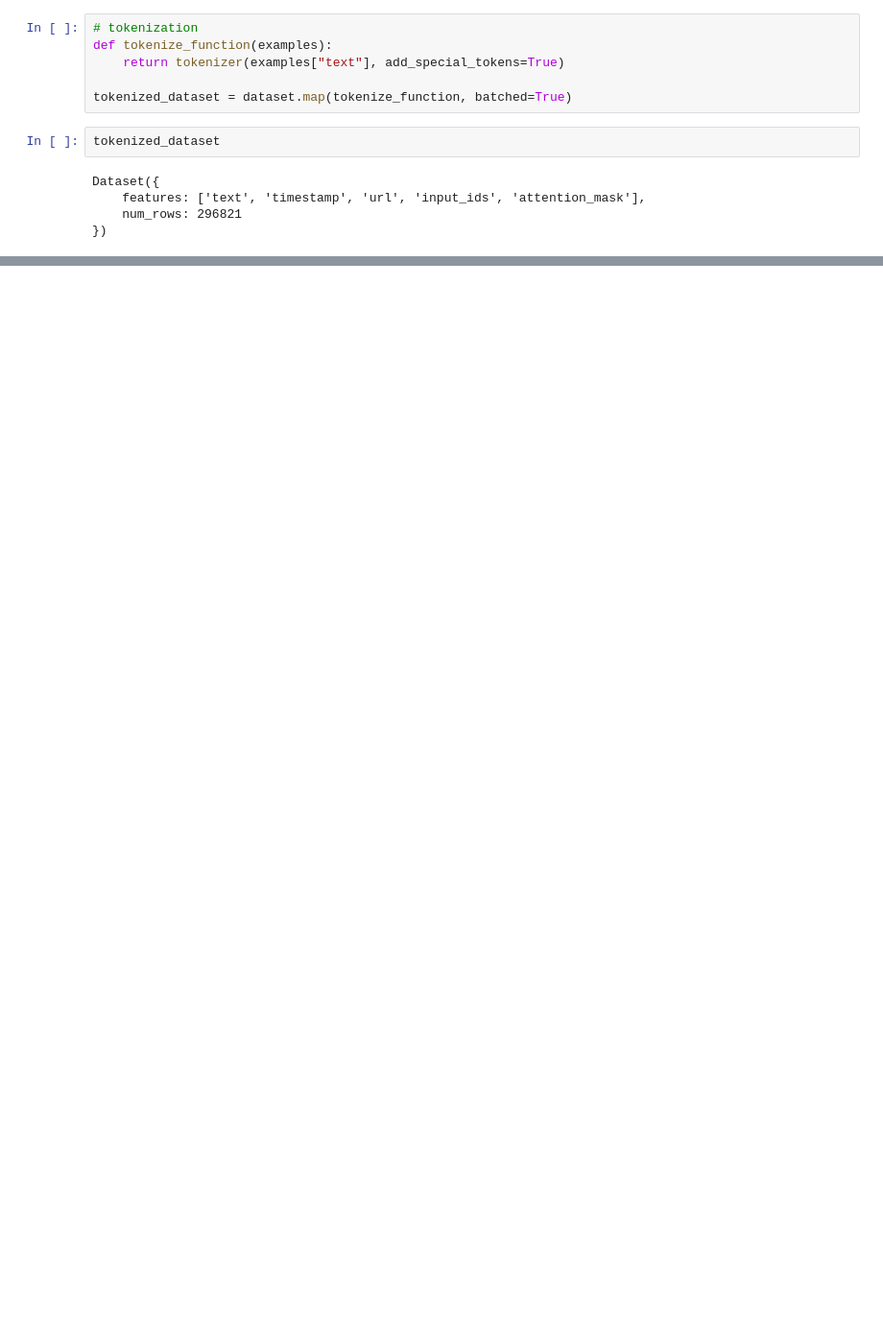
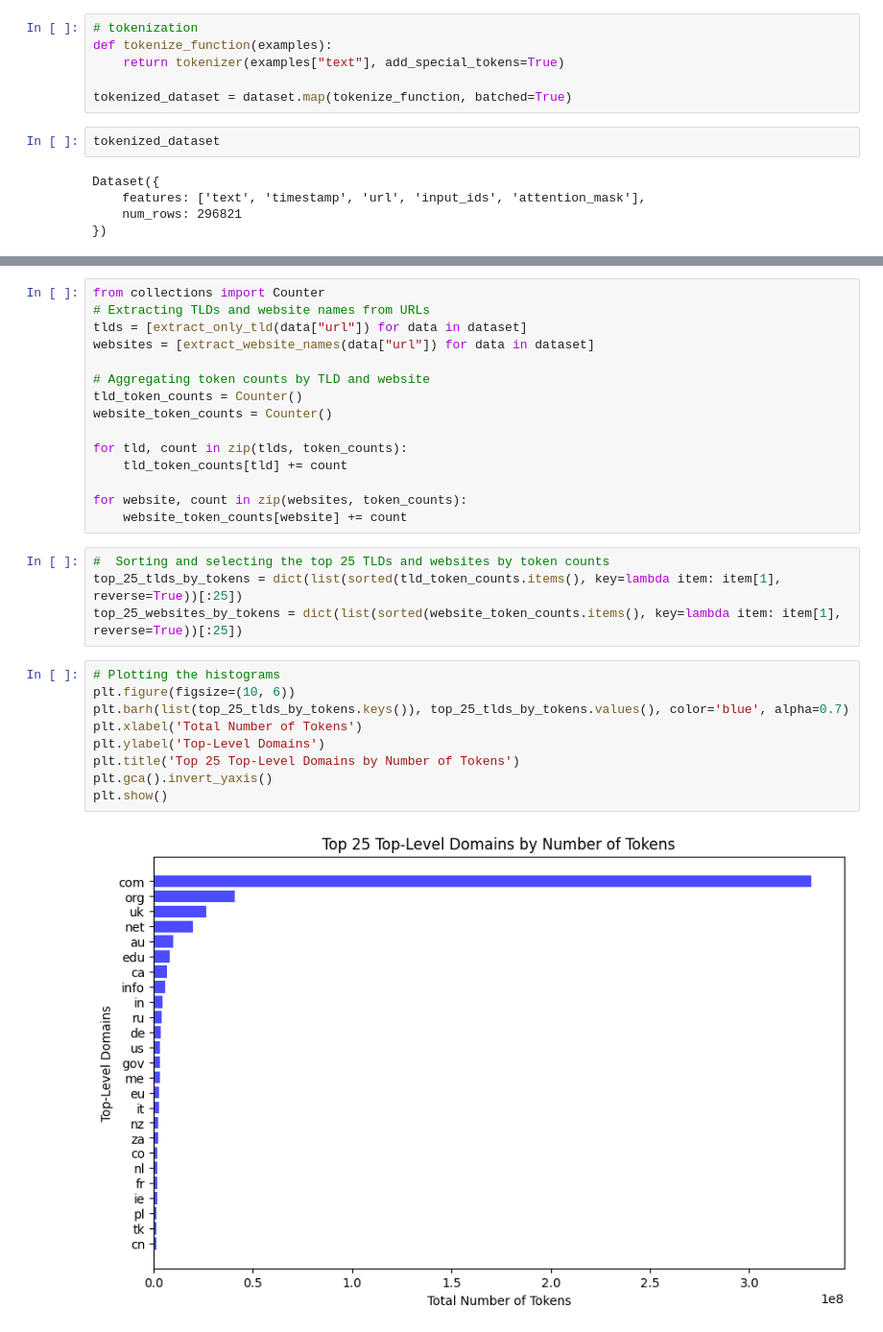
Before and after one commit to meghrajeev/llm_hw3, a Jupyter notebook: 11667_HW3.ipynb, the cells around one changed output, grey strips where cells are left out. Shown: that part at 96% size. Saved outputs shown, nothing was run; the diff lists cells and outputs as text; blank space fills up the shorter version.

```diff
--- a/11667_HW3.ipynb
+++ b/11667_HW3.ipynb
@@ -107,0 +148,30 @@ tokenizer = tokenizer = BertTokenizer.from_pretrained("nlpaueb/legal-bert-base-u
+# %%
+from collections import Counter
+# Extracting TLDs and website names from URLs
+tlds = [extract_only_tld(data["url"]) for data in dataset]
+websites = [extract_website_names(data["url"]) for data in dataset]
+
+# Aggregating token counts by TLD and website
+tld_token_counts = Counter()
+website_token_counts = Counter()
+
+for tld, count in zip(tlds, token_counts):
+    tld_token_counts[tld] += count
+
+for website, count in zip(websites, token_counts):
+    website_token_counts[website] += count
+# %%
+#  Sorting and selecting the top 25 TLDs and websites by token counts
+top_25_tlds_by_tokens = dict(list(sorted(tld_token_counts.items(), key=lambda item: item[1], reverse=True))[:25])
+top_25_websites_by_tokens = dict(list(sorted(website_token_counts.items(), key=lambda item: item[1], reverse=True))[:25])
+# %%
+# Plotting the histograms
+plt.figure(figsize=(10, 6))
+plt.barh(list(top_25_tlds_by_tokens.keys()), top_25_tlds_by_tokens.values(), color='blue', alpha=0.7)
+plt.xlabel('Total Number of Tokens')
+plt.ylabel('Top-Level Domains')
+plt.title('Top 25 Top-Level Domains by Number of Tokens')
+plt.gca().invert_yaxis()
+plt.show()
+# %% [output]
+[figure, added]
```
Also changed, not shown: parts of 11 cells of this notebook, 6 other files.
